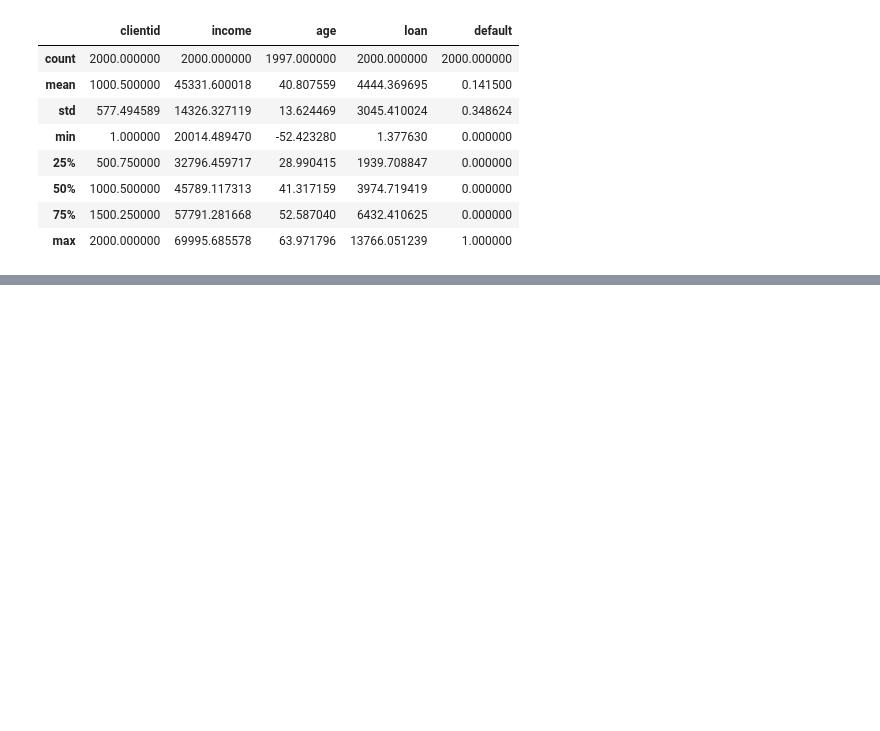
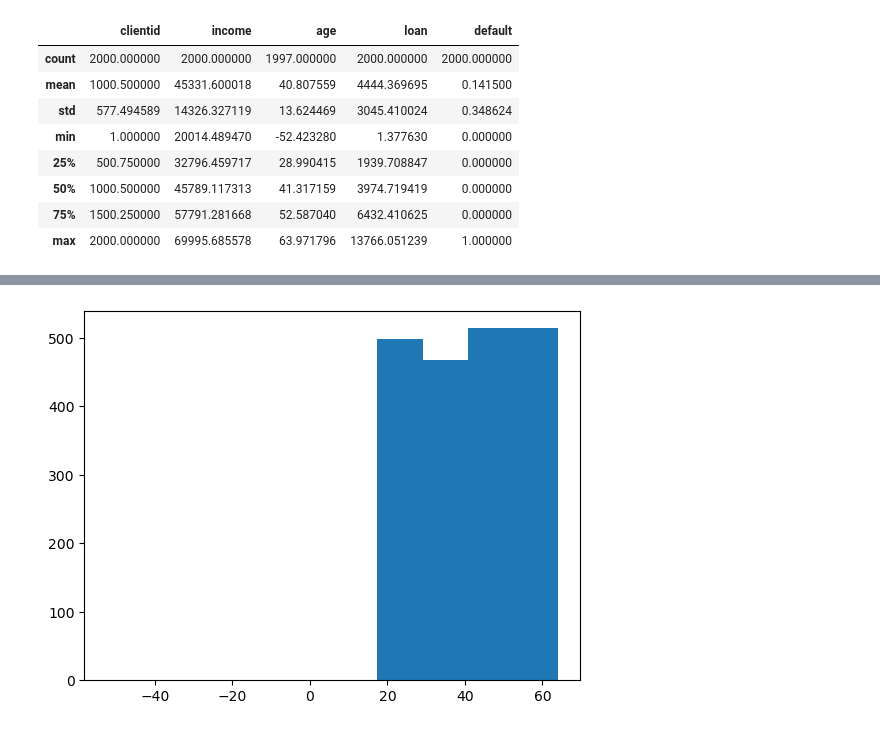
Before and after one commit to Alison561/Curso-Python, a Jupyter notebook: Classificacao/Classificacao.ipynb, the cells around one changed output, grey strips where cells are left out. Cells and saved outputs as stored; diff of their text form; code cells hidden in the pictures; blank space fills up the shorter version.

```diff
--- a/Classificacao/Classificacao.ipynb
+++ b/Classificacao/Classificacao.ipynb
@@ -20,0 +29,4 @@ dados.describe()
+# %%
+plt.hist(x = dados.age);
+# %% [output]
+[figure, added]
```
Also changed, not shown: parts of 8 cells of this notebook.
